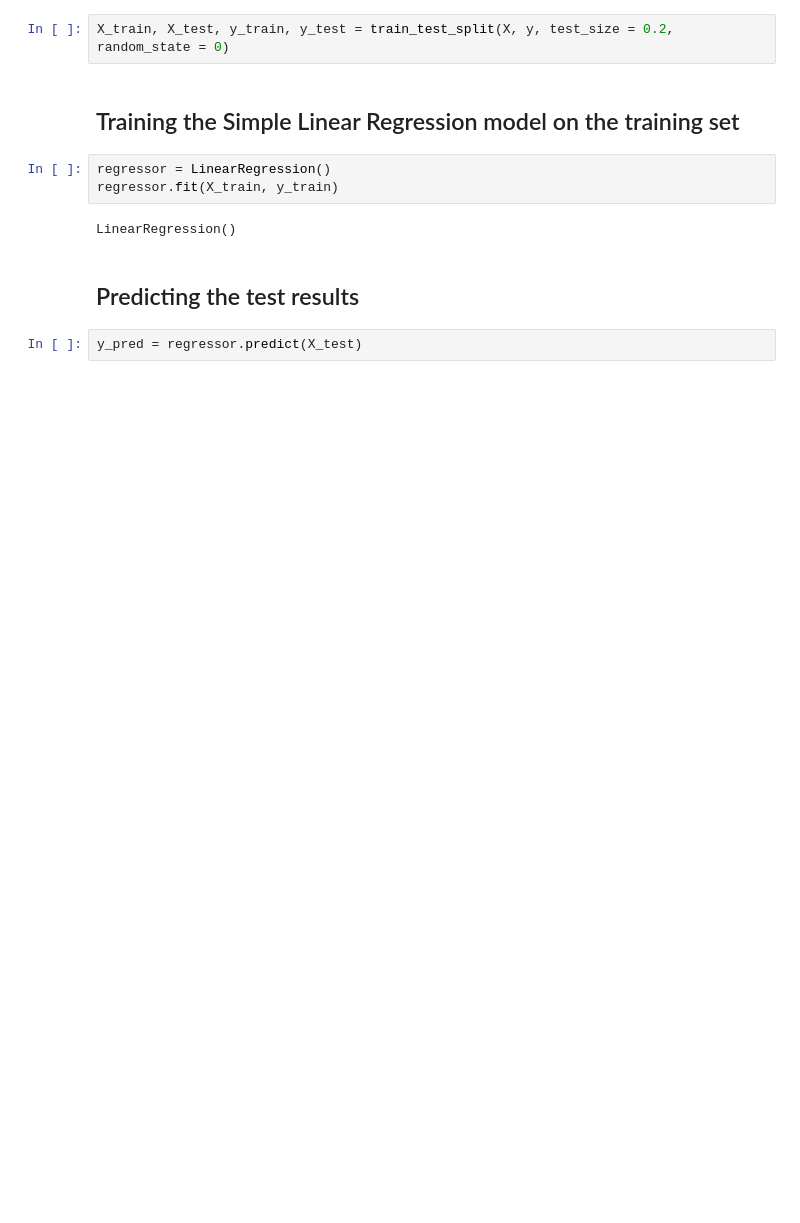
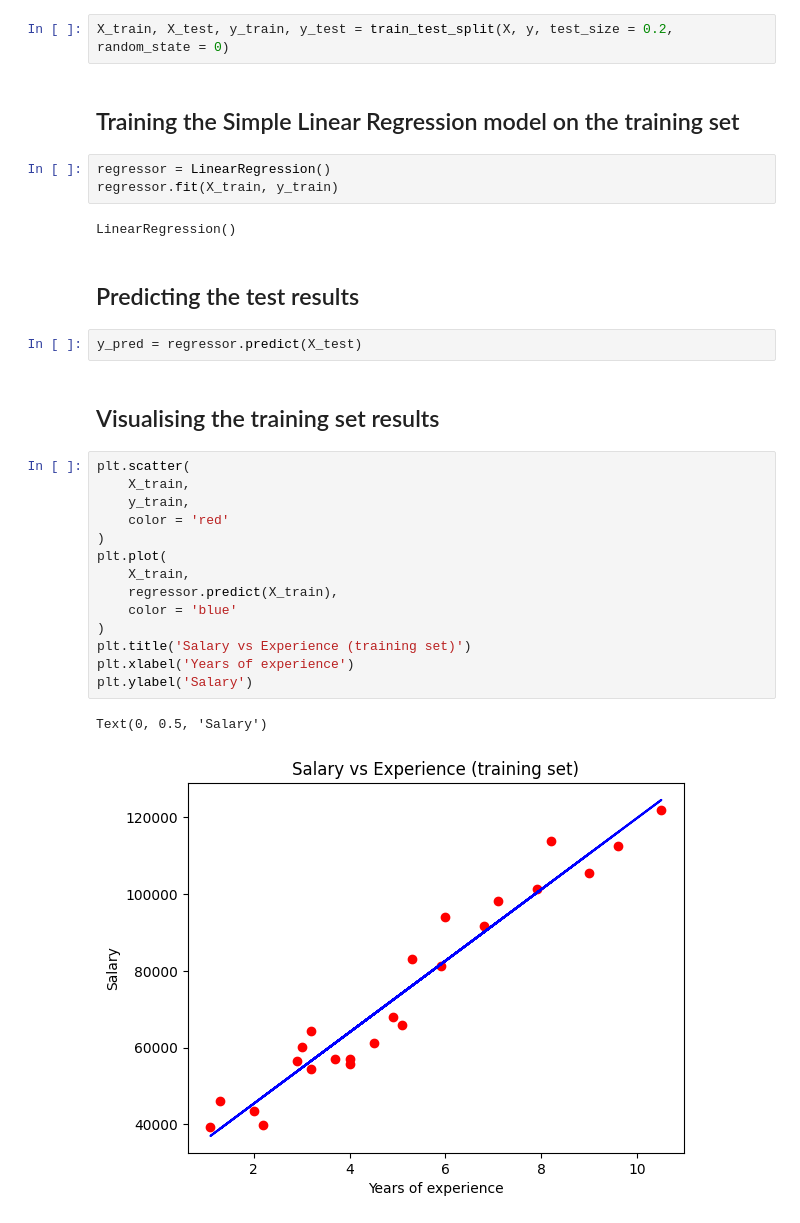
Before and after one commit to Yimashenka/Simple_Linear_Regression, a Jupyter notebook: Simple Linear Regression.ipynb, the cells around one changed output. Drawn from its saved outputs; the diff is of its cells as text; blank space fills up the shorter version.

Commit message:
Visualising the training set results

```diff
--- a/Simple Linear Regression.ipynb
+++ b/Simple Linear Regression.ipynb
@@ -29,3 +29,22 @@ LinearRegression()
 ## Predicting the test results
 # %%
 y_pred = regressor.predict(X_test)
+# %% [markdown]
+## Visualising the training set results
+# %%
+plt.scatter(
+    X_train,
+    y_train,
+    color = 'red'
+)
+plt.plot(
+    X_train,
+    regressor.predict(X_train),
+    color = 'blue'
+)
+plt.title('Salary vs Experience (training set)')
+plt.xlabel('Years of experience')
+plt.ylabel('Salary')
+# %% [output]
+Text(0, 0.5, 'Salary')
+[figure, added]
```
